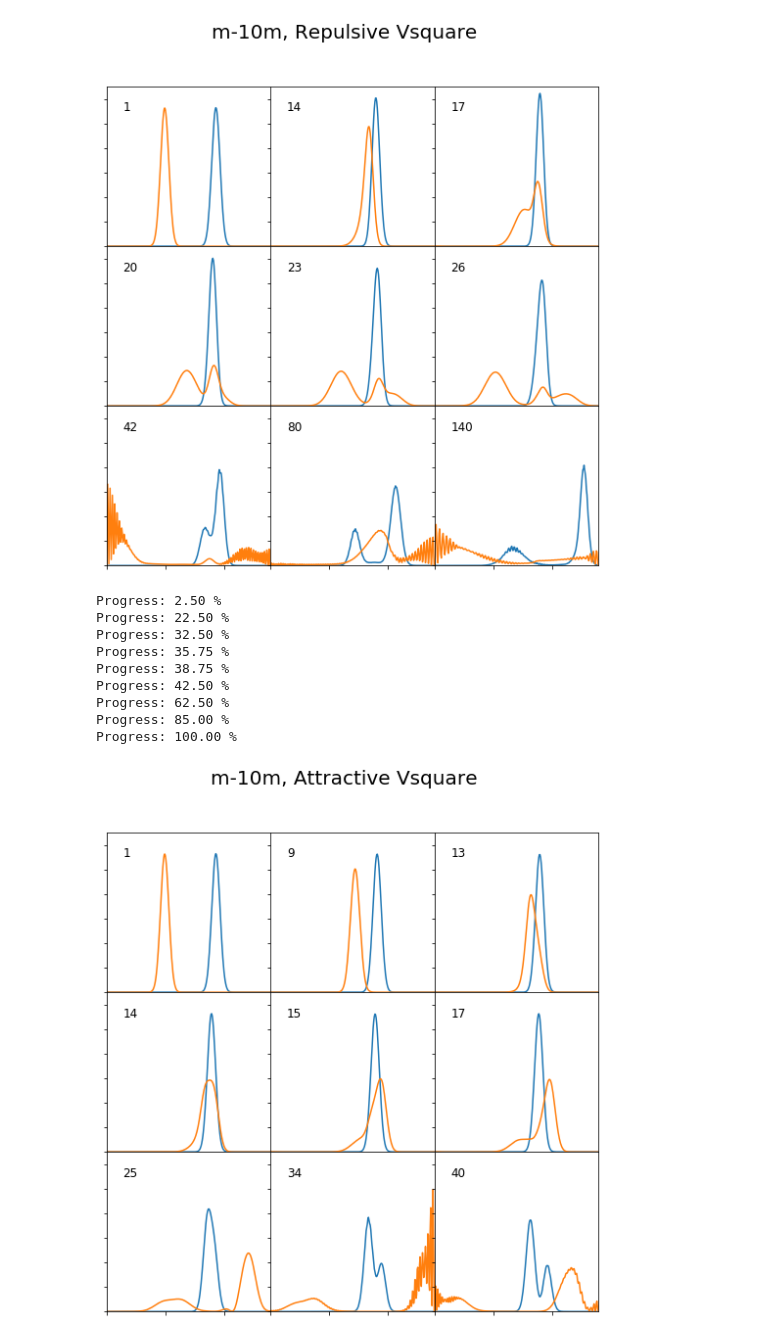
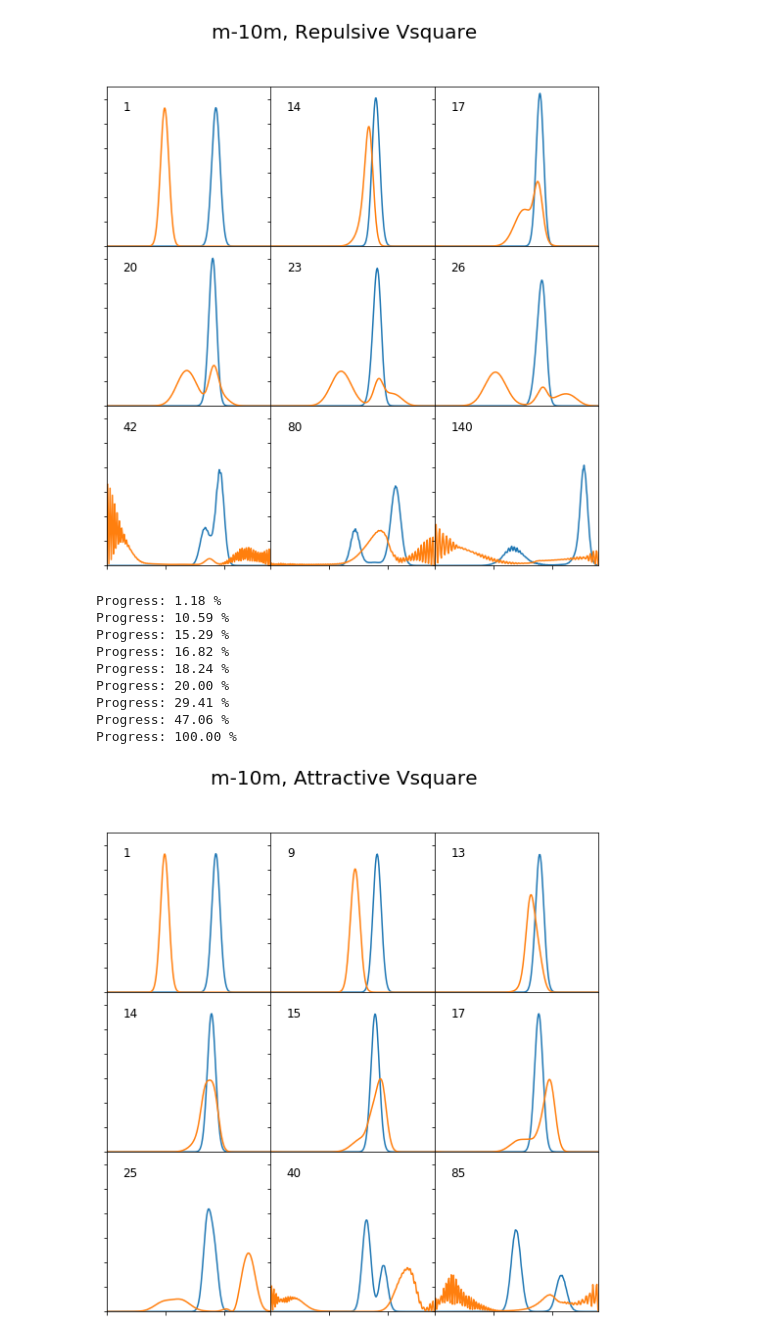
Before and after one commit to endersahin/phys250-final-project, a Jupyter notebook: tdse_first-try.ipynb, the cells around one changed output. Drawn from its saved outputs; the diff is of its cells as text; code cells hidden in the pictures.

Commit message:
backing up progress

```diff
--- a/tdse_first-try.ipynb
+++ b/tdse_first-try.ipynb
@@ -133,22 +133,22 @@ Progress: 100.00 %
 # %%
 m2 = .5
 m1 = 5.
 V0 = -100000.*1.3
 V_square = lambda x1, x2: V0*np.heaviside(alpha-np.abs(x1-x2),1)
 
-T_array = np.array([1,9,13,14.3,15.5,17,25,34,40])*100
+T_array = np.array([1,9,13,14.3,15.5,17,25,40,85])*100
 tdse(u0.copy(), v0.copy(), m1, m2, dt, dx, T_array, V_square,'m-10m, Attractive Vsquare')
 # %% [output]
-Progress: 2.50 %
-Progress: 22.50 %
-Progress: 32.50 %
-Progress: 35.75 %
-Progress: 38.75 %
-Progress: 42.50 %
-Progress: 62.50 %
-Progress: 85.00 %
+Progress: 1.18 %
+Progress: 10.59 %
+Progress: 15.29 %
+Progress: 16.82 %
+Progress: 18.24 %
+Progress: 20.00 %
+Progress: 29.41 %
+Progress: 47.06 %
 Progress: 100.00 %
-[figure, old version]
+[figure, new version]
 # %%
 m2 = .5
 m1 = .5
```
Also changed, not shown: parts of 6 cells of this notebook.
